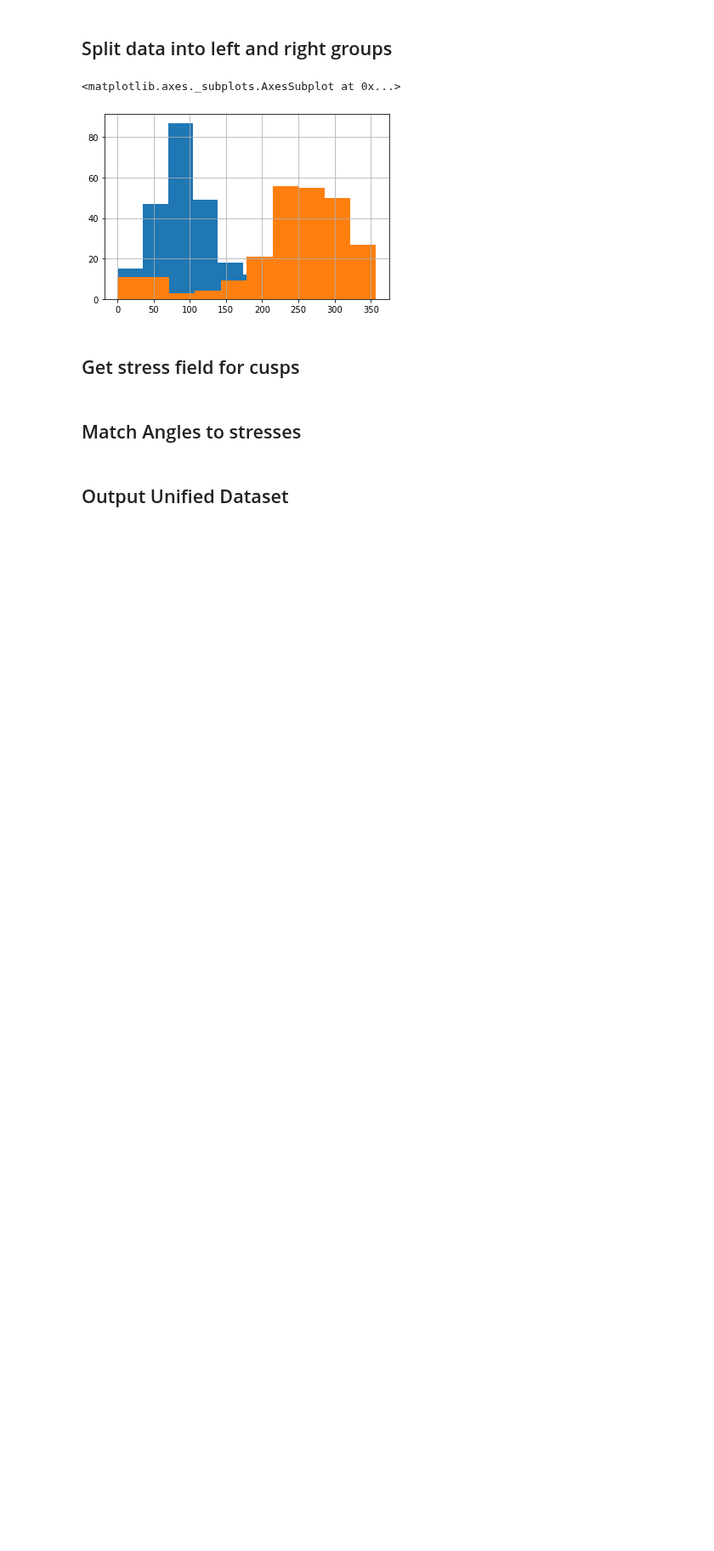
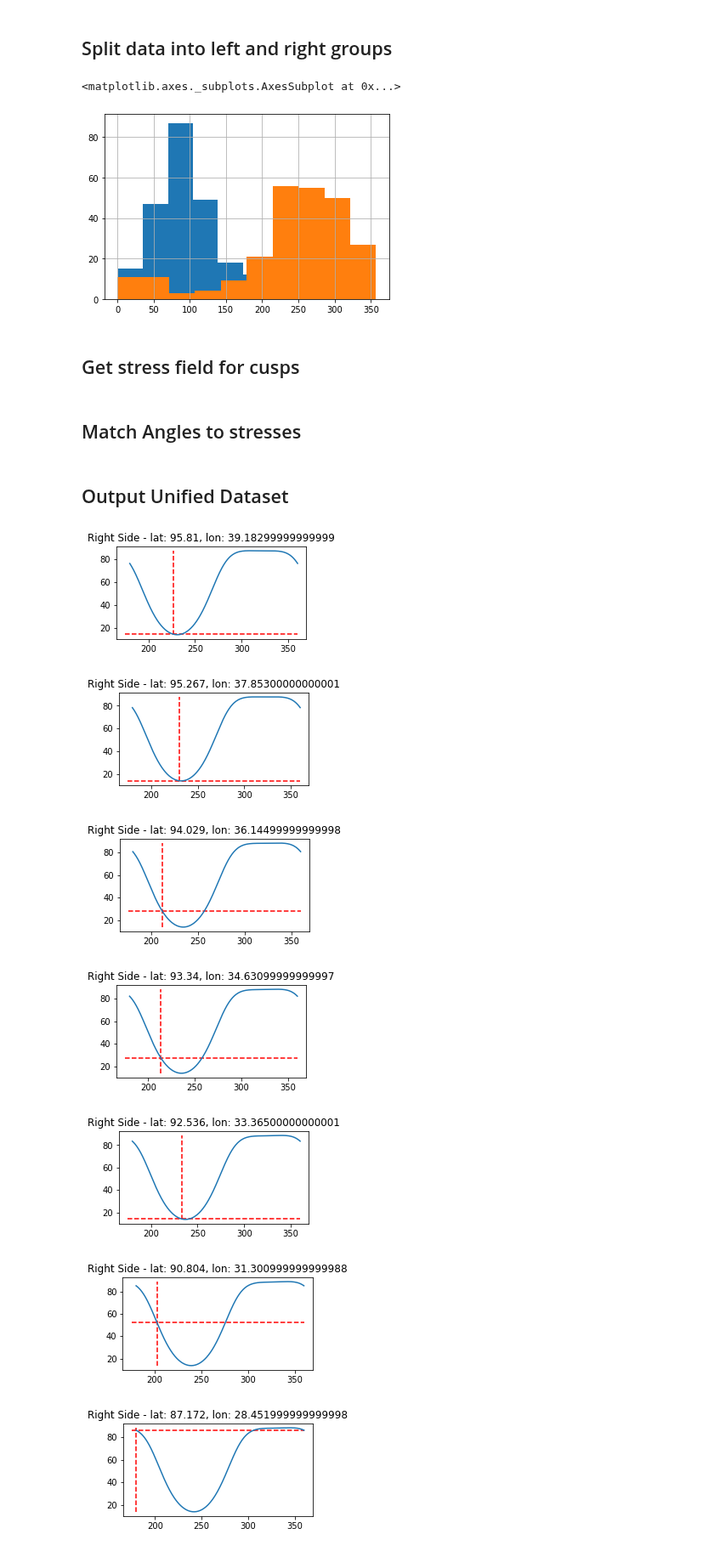
Before and after one commit to ssajous/europa-cycloids, a Jupyter notebook: src/Analyze Cusps.ipynb, the cells around one changed output. Shown at 85% size. Cells and saved outputs as stored; diff of their text form; code cells hidden in the pictures; blank space fills up the shorter version.

Commit message:
added cusps notebook

```diff
--- a/src/Analyze Cusps.ipynb
+++ b/src/Analyze Cusps.ipynb
@@ -50,6 +50,19 @@ right_stress = tools.get_simon_stress_field(interior, right_coords, 0, 0.01, 0,
 # %% [markdown]
 ## Match Angles to stresses
 # %%
+from io import BytesIO
+import base64
+
+def figureToInlineImage(figure):
+    file = BytesIO()
+    figure.savefig(file, format='png')
+    file.seek(0)
+
+    png_data = base64.b64encode(file.getvalue()).decode()
+    image_str = f'<img width="200" height="100" src="embedded-picture" />'
+
+    return image_str
+
 def match_angles(points, stresses, name, show_plots=True):
     results = []
 
@@ -57,7 +70,7 @@ def match_angles(points, stresses, name, show_plots=True):
         stress_data = stresses.loc[(stresses.lon == point.lon) & (stresses.lat == point.lat)]
 
         sorted_stress = stress_data.copy().sort_values('heading')
-        angle = point.CompassA if point.CompassA > 180 else (180 + point.CompassA) % 360
+        angle = point.CompassA if point.CompassA >= 180 else (180 + point.CompassA) % 360
 
         spline = InterpolatedUnivariateSpline(sorted_stress.heading, sorted_stress.stress)
         slopes = spline.derivative()
@@ -68,14 +81,17 @@ def match_angles(points, stresses, name, show_plots=True):
         max_stress = stress_data.stress.max()
         min_stress = stress_data.stress.min()
 
+        image = ''
         if show_plots:
-            plt.figure()
-            plt.title(f'{name} - lat: {point.lat}, lon: {point.lon}')
-            plt.vlines(angle, ymin=min_stress, ymax=max_stress, colors=['red'], linestyles='dashed')
-            plt.hlines(matched_stress, xmin=175, xmax=360, colors=['red'], linestyles='dashed')
+            fig, ax = plt.subplots(figsize=(4,2))
+
+            ax.title.set_text(f'{name} - lat: {point.lat}, lon: {point.lon}')
+            ax.vlines(angle, ymin=min_stress, ymax=max_stress, colors=['red'], linestyles='dashed')
+            ax.hlines(matched_stress, xmin=175, xmax=360, colors=['red'], linestyles='dashed')
 
             spx = np.linspace(180, 360, 360)
-            plt.plot(spx, spline(spx))
+            ax.plot(spx, spline(spx))
+            image = figureToInlineImage(fig)
             plt.show()
 
 
@@ -89,7 +105,8 @@ def match_angles(points, stresses, name, show_plots=True):
                             stress=matched_stress,
                             max_stress=max_stress,
                             slope=slope,
-                            is_increasing=is_increasing))
+                            is_increasing=is_increasing,
+                            stress_plot=image))
 
     return pd.DataFrame(results)
 # %%
@@ -106,3 +123,20 @@ right_matched['cusp_direction'] = 'right'
 # %%
 all_matches = pd.concat([left_matched, right_matched])
 all_matches.to_csv('./output/leftRight/interpolatedStress.csv.gz', compression='gzip', index=False)
+# %%
+# left_points = left_cusps.loc[left_cusps.Cycloid_Nu == 13]
+right_points = right_cusps.loc[right_cusps.Cycloid_Nu == 14]
+
+
+# left_matched = match_angles(left_points, left_stress, 'Left Side', show_plots=True)
+right_matched = match_angles(right_points, right_stress, 'Right Side', show_plots=True)
+# left_matched['cusp_direction'] = 'left'
+# right_matched['cusp_direction'] = 'right'
+# %% [output]
+[figure, added]
+[figure, added]
+[figure, added]
+[figure, added]
+[figure, added]
+[figure, added]
+[figure, added]
```
Also changed, not shown: parts of 2 cells of this notebook, 2 other files.
